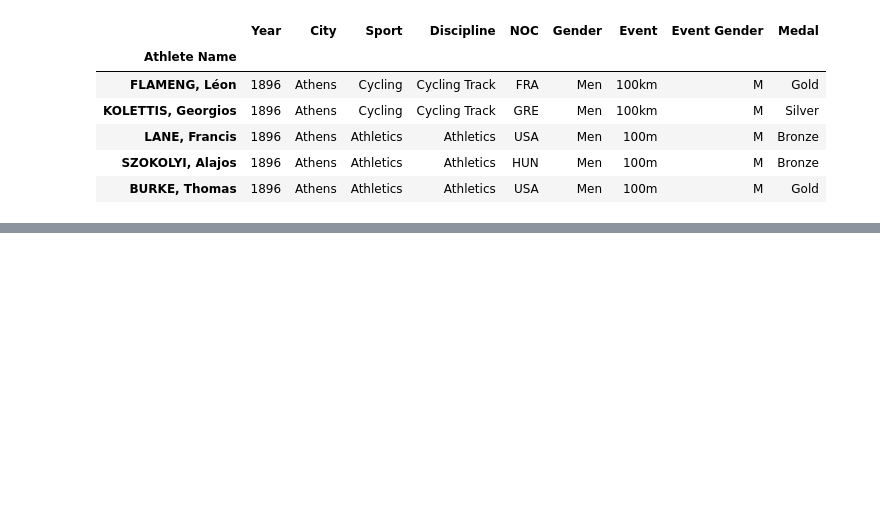
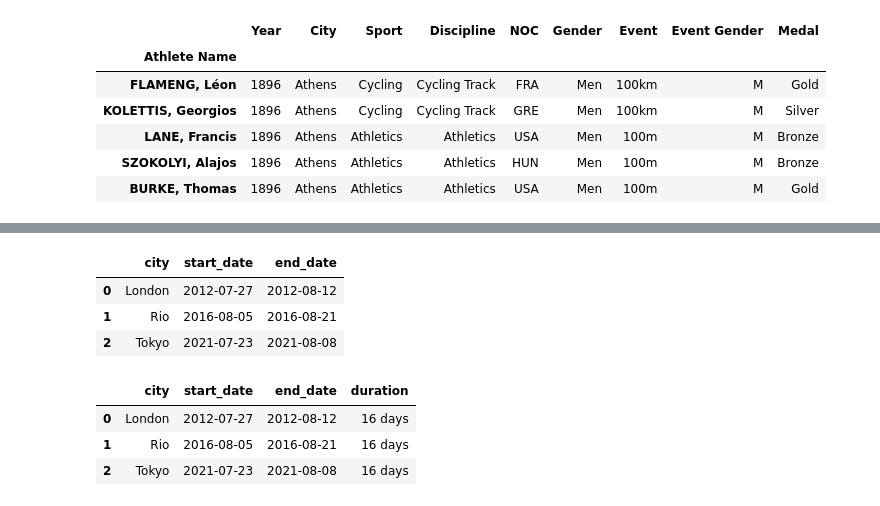
Before and after one commit to NoobRushEr/Pandas-Essential-Training, a Jupyter notebook: intro.ipynb, the cells around one changed output, grey strips where cells are left out. Cells and saved outputs as stored; diff of their text form; code cells hidden in the pictures; blank space fills up the shorter version.

```diff
--- a/intro.ipynb
+++ b/intro.ipynb
@@ -711,0 +754,2 @@ oo.head()
+# %%
+games = pd.DataFrame(zip(city, start_date, end_date), columns=['city', 'start_date', 'end_date'])
@@ -711,0 +773,17 @@ oo.head()
+# %%
+games.start_date = pd.to_datetime(games.start_date, format='mixed')
+games.end_date = pd.to_datetime(games.end_date, format='mixed')
+games
+# %% [output]
+|  | city | start_date | end_date |
+| 0 | London | 2012-07-27 | 2012-08-12 |
+| 1 | Rio | 2016-08-05 | 2016-08-21 |
+| 2 | Tokyo | 2021-07-23 | 2021-08-08 |
+# %%
+games['duration'] = games.end_date - games.start_date
+games
+# %% [output]
+|  | city | start_date | end_date | duration |
+| 0 | London | 2012-07-27 | 2012-08-12 | 16 days |
+| 1 | Rio | 2016-08-05 | 2016-08-21 | 16 days |
+| 2 | Tokyo | 2021-07-23 | 2021-08-08 | 16 days |
```
Also changed, not shown: parts of 32 cells of this notebook.
